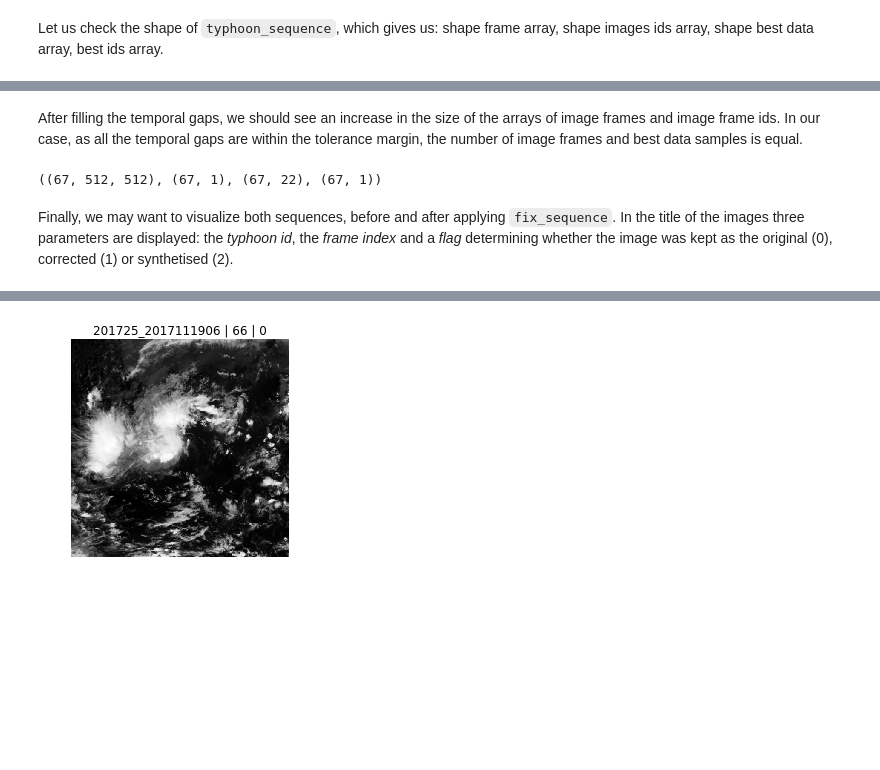
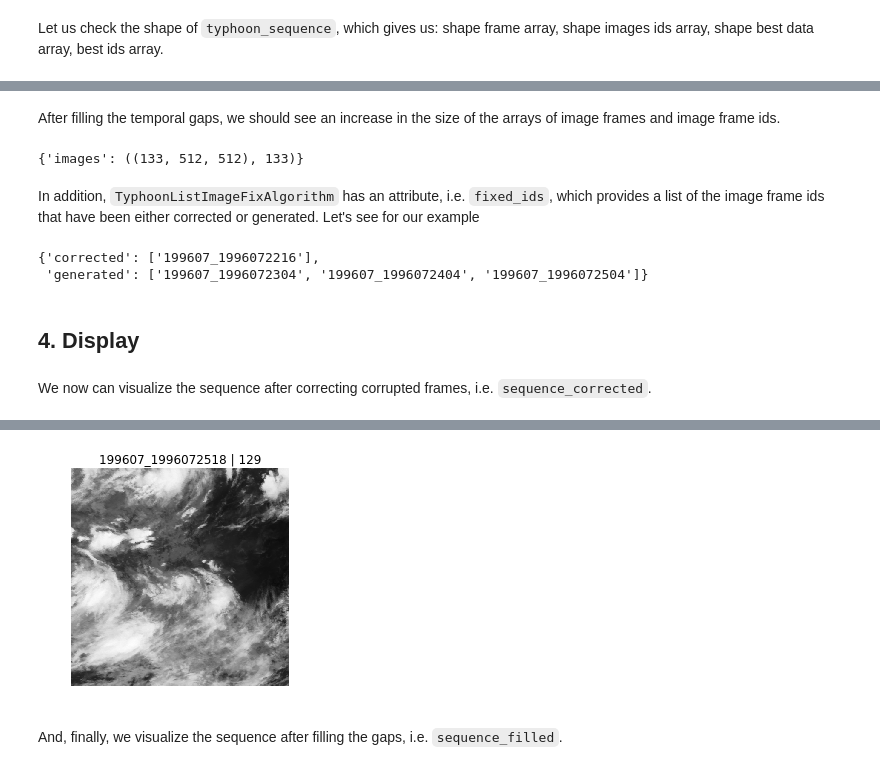
Before and after one commit to lucasrodes/pyphoon, a Jupyter notebook: notebooks/Correct_Images.ipynb, the cells around one changed output, grey strips where cells are left out. Cells and saved outputs as stored; diff of their text form; code cells hidden in the pictures; blank space fills up the shorter version.

Commit message:
correcting sequences

```diff
--- a/notebooks/Correct_Images.ipynb
+++ b/notebooks/Correct_Images.ipynb
@@ -14,0 +14,7 @@ typhoon_sequence = read_typhoonlist_h5('../sampledata/201725.h5')
+# %%
+from pyphoon.io.typhoonlist import create_typhoonlist_from_source
+# Create sequence
+sequence = create_typhoonlist_from_source(
+    name="199607",
+    images="../original_data/image/199607/"
+)
@@ -27,0 +41,15 @@ typhoon_sequence_new = fix_sequence(typhoon_sequence, gap_filling=True, display=
+# %%
+from pyphoon.clean.fix import TyphoonListImageFixAlgorithm
+from pyphoon.clean.detection import detect_corrupted_pixels_1
+from pyphoon.clean.correction import correct_corrupted_pixels_1
+
+# Define algorithm
+fix_algorithm = TyphoonListImageFixAlgorithm(
+    detect_fct=detect_corrupted_pixels_1,
+    correct_fct=correct_corrupted_pixels_1,
+    detect_params={'min_th': 160, 'max_th': 310},
+    n_frames_th=2
+)
+
+# Apply fixing algorithm
+sequence_corrected = fix_algorithm.apply(sequence)
@@ -28,21 +82,32 @@ typhoon_sequence_new = fix_sequence(typhoon_sequence, gap_filling=True, display=
 # %% [markdown]
-After filling the temporal gaps, we should see an increase in the size of the arrays of image frames and image frame ids. In our case, as all the temporal gaps are within the tolerance margin, the number of image frames and best data samples is equal.
+After filling the temporal gaps, we should see an increase in the size of the arrays of image frames and image frame ids.
 # %%
-typhoon_sequence_new.shape
+sequence_filled.shape
 # %% [output]
-((67, 512, 512), (67, 1), (67, 22), (67, 1))
+{'images': ((133, 512, 512), 133)}
-# %% [markdown]
-Finally, we may want to visualize both sequences, before and after applying `fix_sequence`. In the title of the images three parameters are displayed: the *typhoon id*, the *frame index* and a *flag* determining whether the image was kept as the original (0), corrected (1) or synthetised (2).
+# %% [markdown]
+In addition, `TyphoonListImageFixAlgorithm` has an attribute, i.e. `fixed_ids`, which provides a list of the image frame ids that have been either corrected or generated. Let's see for our example
+# %%
+fix_algorithm.fixed_ids
+# %% [output]
+{'corrected': ['199607_1996072216'],
+ 'generated': ['199607_1996072304', '199607_1996072404', '199607_1996072504']}
+# %% [markdown]
+## 4. Display
+# %% [markdown]
+We now can visualize the sequence after correcting corrupted frames, i.e. `sequence_corrected`.
 # %%
-from pyphoon.utils import DisplaySequence
+from pyphoon.visualize import DisplaySequence
 from IPython.display import HTML
 
 HTML(DisplaySequence(
-    typhoon_sequence=typhoon_sequence,
+    typhoon_sequence=sequence_corrected,
     interval=100
 ).run_html())
 # %% [output]
 [interactive output not drawn]
-[figure, old version]
+[figure, new version]
+# %% [markdown]
+And, finally, we visualize the sequence after filling the gaps, i.e. `sequence_filled`.
 # %%
 HTML(DisplaySequence(
```
Also changed, not shown: parts of 17 cells of this notebook.
